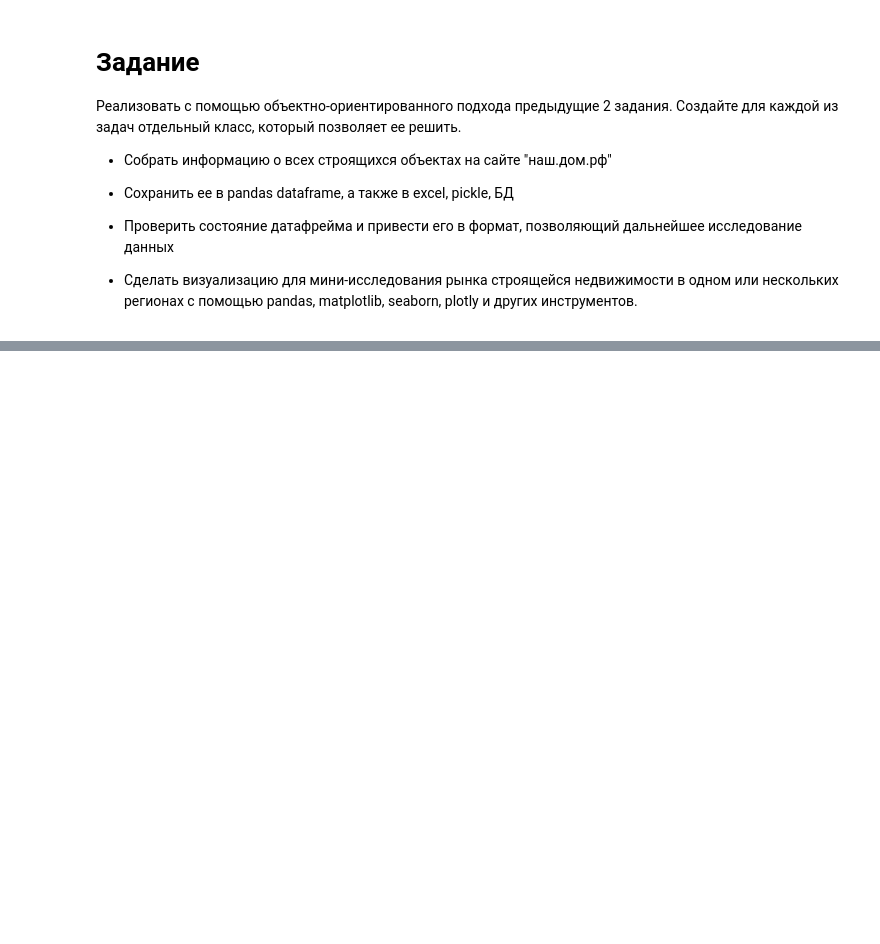
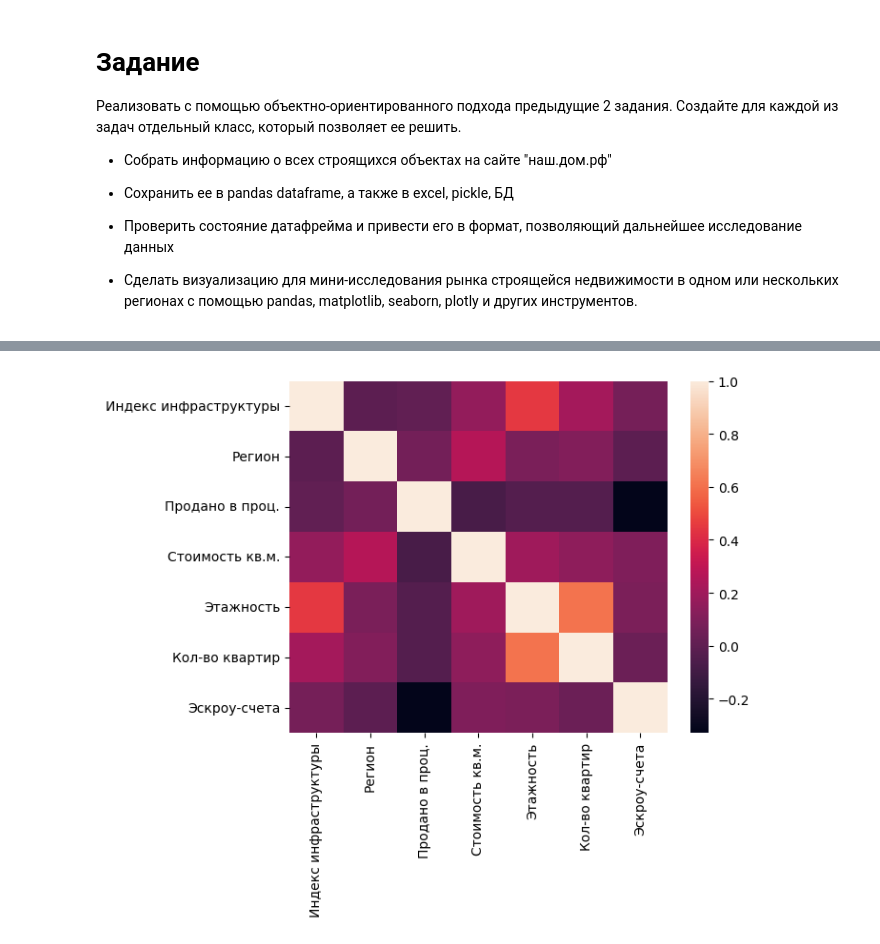
Before and after one commit to omutninsk/python-first-part, a Jupyter notebook: notebooks/hometasks/Task3_dmrf_OOP.ipynb, the cells around one changed output, grey strips where cells are left out. Saved outputs shown, nothing was run; the diff lists cells and outputs as text; code cells hidden in the pictures; blank space fills up the shorter version.

```diff
--- a/notebooks/hometasks/Task3_dmrf_OOP.ipynb
+++ b/notebooks/hometasks/Task3_dmrf_OOP.ipynb
@@ -51,2 +16,0 @@ TypeError: object of type 'NoneType' has no len()
-# %%
-url = f'https://xn--80az8a.xn--d1aqf.xn--p1ai/%D1%81%D0%B5%D1%80%D0%B2%D0%B8%D1%81%D1%8B/api/object/36774'
@@ -109,0 +57,6 @@ class Visualizer:
+# %%
+import pandas as pd
+from pandas import DataFrame as df
+loader = Loader()
+buildings_data = df.from_dict(loader.get_buildings_data(), orient='columns')
+buildings_data
@@ -109,0 +115,18 @@ class Visualizer:
+# %%
+class Visualizer:
+    def __init__(self,data):
+        import seaborn as sns
+        self.sns = sns
+        self.data = data
+
+    def make_boxplot(self, x, y, hue=None):
+        self.sns.barplot(data=self.data,
+            x=x,
+            y=y,
+            hue=hue)
+    def make_heatmap(self, region=None):
+        if region is not None:
+            d = self.data[self.data["Регион"] == region]
+            self.sns.heatmap(d.corr())
+        else:
+            self.sns.heatmap(self.data.corr())
@@ -109,0 +135,20 @@ class Visualizer:
+# %%
+import warnings
+warnings.filterwarnings('ignore')
+
+new_data = applied_df[["infrastructureIndexValue", "region", "soldOutPerc", "objPriceAvg", "floorMax", "objFlatCnt",
+                       "objGuarantyEscrowFlg","objLkClassDesc", "objLkLatitude"]]
+new_data.rename(columns = {'infrastructureIndexValue' : 'Индекс инфраструктуры',
+                           'region' : 'Регион',
+                           "soldOutPerc" : 'Продано в проц.',
+                           "objPriceAvg" : 'Стоимость кв.м.',
+                           "floorMax": 'Этажность',
+                           "objFlatCnt": 'Кол-во квартир',
+                           "objGuarantyEscrowFlg": "Эскроу-счета",
+                           "objLkLatitude": "Географическая широта"
+                           }, inplace = True)
+
+visualiser = Visualizer(new_data)
+visualiser.make_heatmap()
+# %% [output]
+[figure, added]
```
Also changed, not shown: parts of 24 cells of this notebook, 1 other file.
